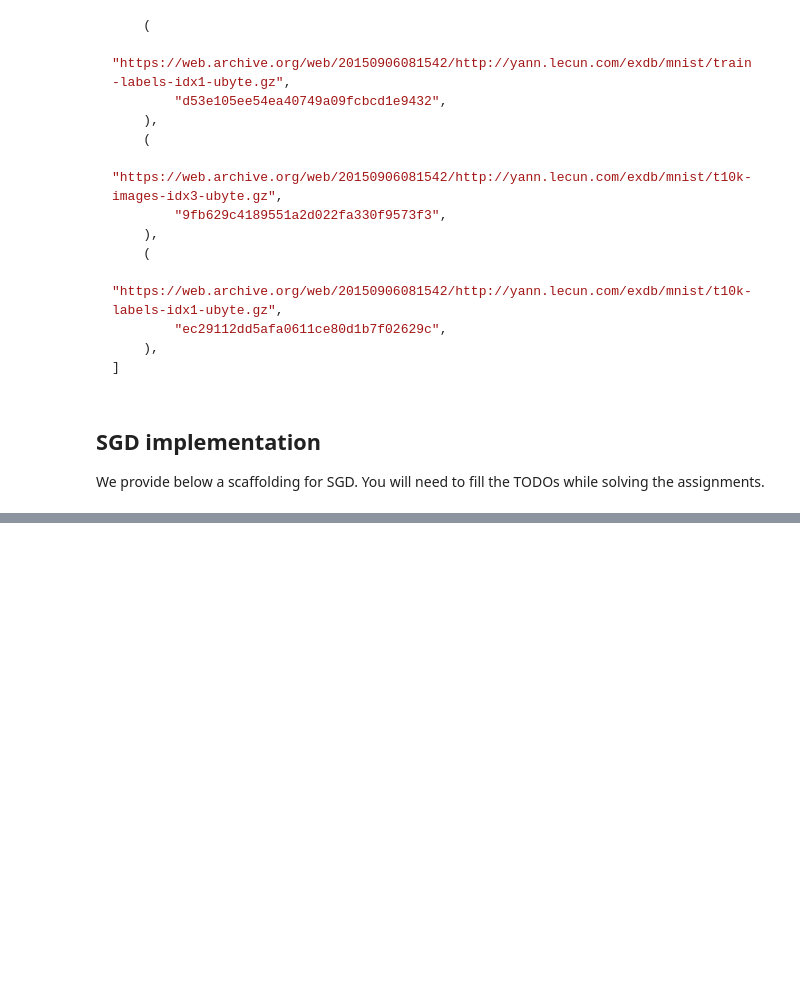
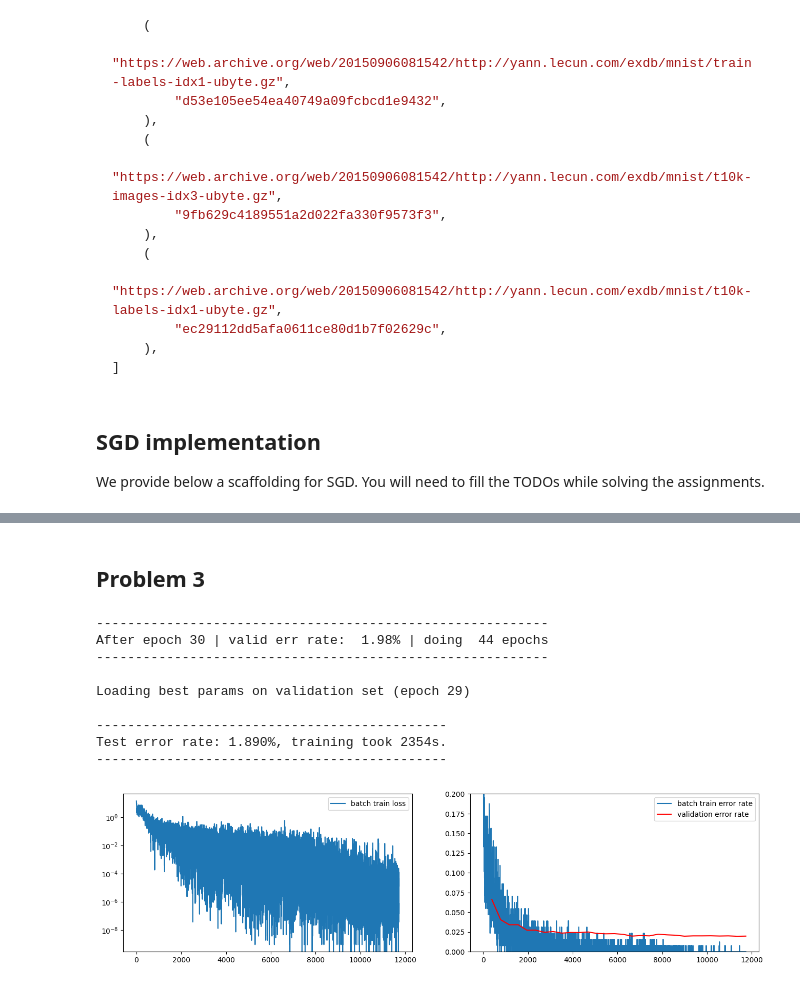
Before and after one commit to patryk-rybak/Univeristy, a Jupyter notebook: Neural Networks: Theory and Practice/Assignment2.ipynb, the cells around one changed output, grey strips where cells are left out. Drawn from its saved outputs; the diff is of its cells as text; code cells hidden in the pictures; blank space fills up the shorter version.

```diff
--- a/Neural Networks: Theory and Practice/Assignment2.ipynb
+++ b/Neural Networks: Theory and Practice/Assignment2.ipynb
@@ -579,0 +668,37 @@ print("{0}\n{1}\n{0}".format("-" * len(m), m))
+# %% [markdown]
+## Problem 3
+# %%
+model = Model(nn.Linear(28 * 28, 4999), nn.ReLU(), nn.Linear(4999,10))
+
+with torch.no_grad():
+    # Initialize parameters
+    for name, p in model.named_parameters():
+        if "weight" in name:
+            p.normal_(0, 0.08)
+        elif "bias" in name:
+            p.zero_()
+        else:
+            raise ValueError('Unknown parameter name "%s"' % name)
+
+# On GPU enabled devices set device='cuda' else set device='cpu'
+t_start = time.time()
+SGD(model, mnist_loaders, alpha=0.001, max_num_epochs=30, device="cpu", decay=0.00001, epsilon=0.999)
+
+
+test_err_rate = compute_error_rate(model, mnist_loaders["test"])
+m = (
+    f"Test error rate: {test_err_rate * 100.0:.3f}%, "
+    f"training took {time.time() - t_start:.0f}s."
+)
+print("{0}\n{1}\n{0}".format("-" * len(m), m))
+# %% [output]
+----------------------------------------------------------
+After epoch 30 | valid err rate:  1.98% | doing  44 epochs
+----------------------------------------------------------
+
+Loading best params on validation set (epoch 29)
+
+---------------------------------------------
+Test error rate: 1.890%, training took 2354s.
+---------------------------------------------
+[figure, added]
```
Also changed, not shown: parts of 27 cells of this notebook, 13 other files.
